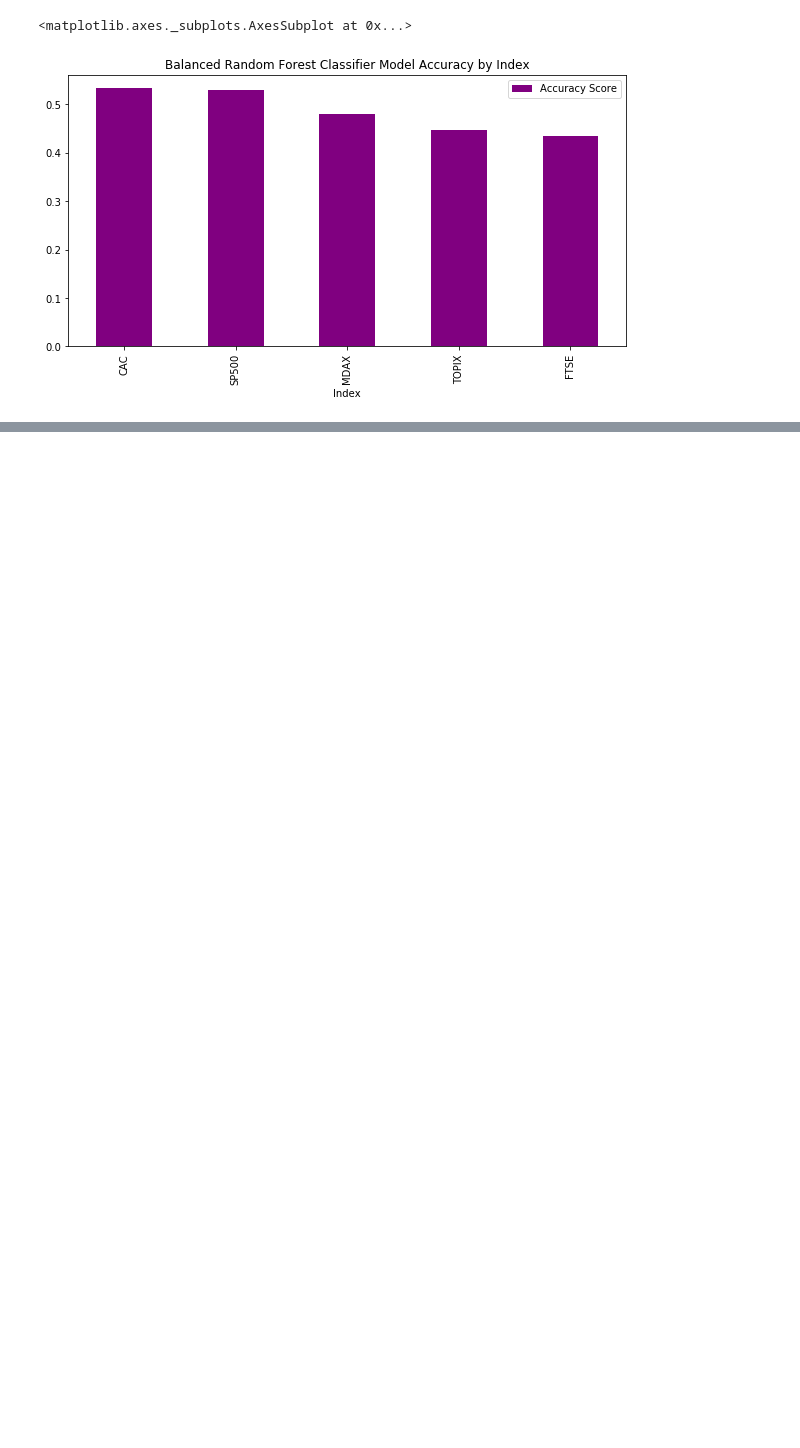
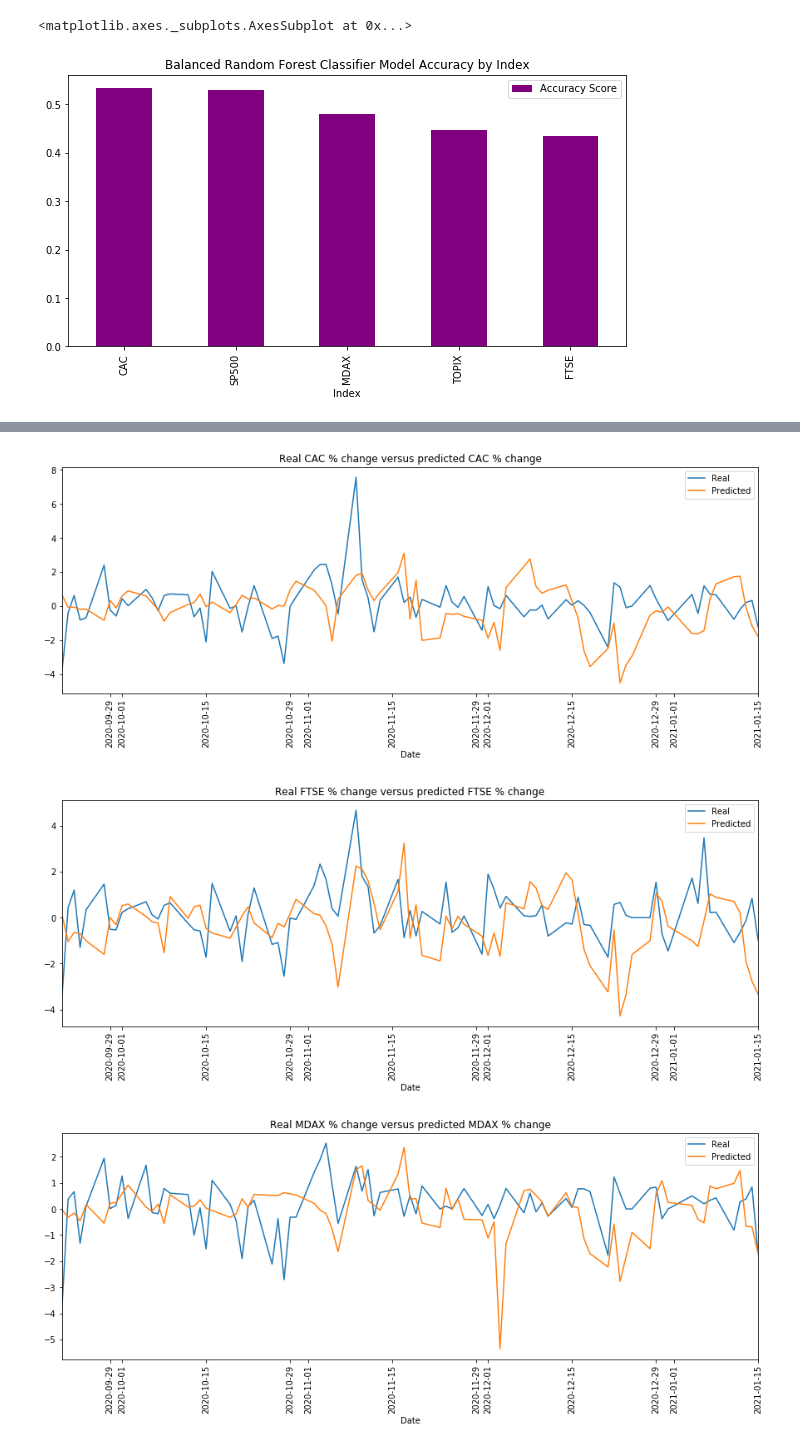
Before and after one commit to justinj8/Machine-Learning_Project, a Jupyter notebook: machine_learning-LSTM.ipynb, the cells around one changed output, grey strips where cells are left out. Saved outputs shown, nothing was run; the diff lists cells and outputs as text; code cells hidden in the pictures; blank space fills up the shorter version.

```diff
--- a/machine_learning-LSTM.ipynb
+++ b/machine_learning-LSTM.ipynb
@@ -547,0 +658,7 @@ for key, data in lstm_pct_indices.items():
+# %%
+for key, data in lstm_pct_hb_indices.items():
+    data["Real VS Predicted"].plot(title = f"Real {key} % change versus predicted {key} % change", figsize = (15,5), rot=90)
+# %% [output]
+[figure, added]
+[figure, added]
+[figure, added]
```
Also changed, not shown: parts of 19 cells of this notebook, 4 other files.
